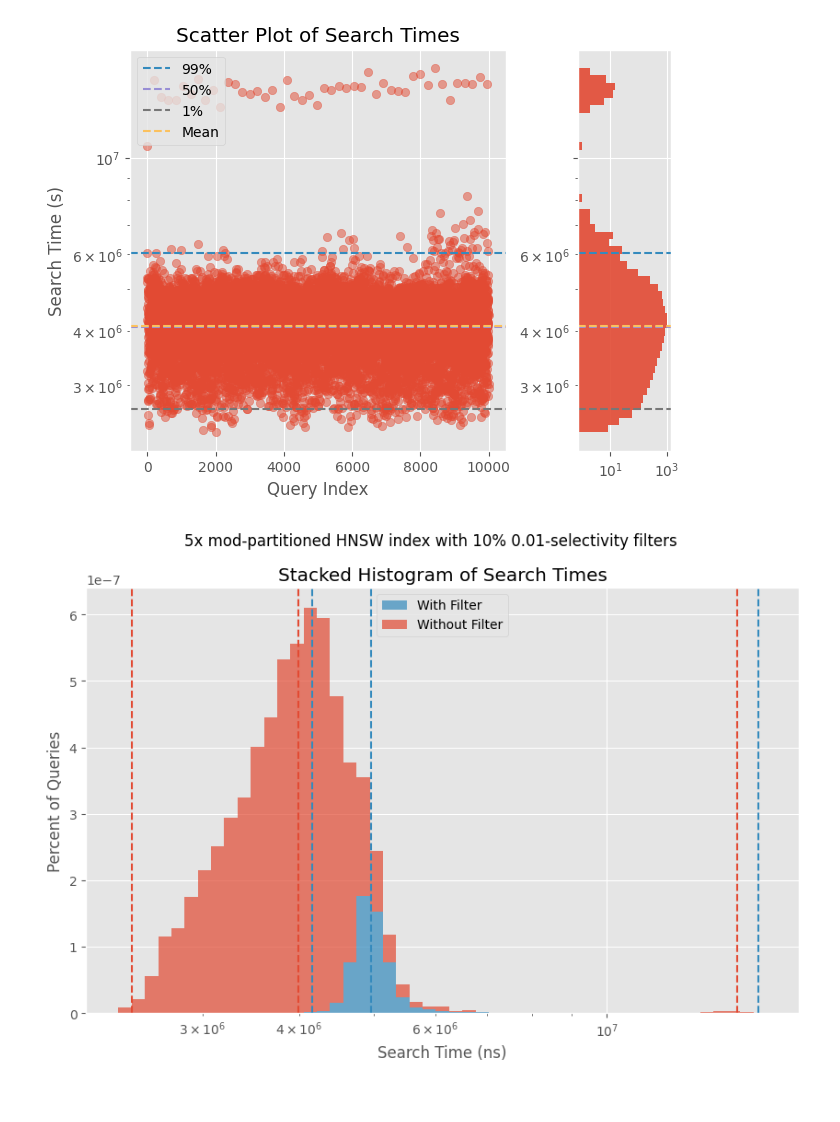
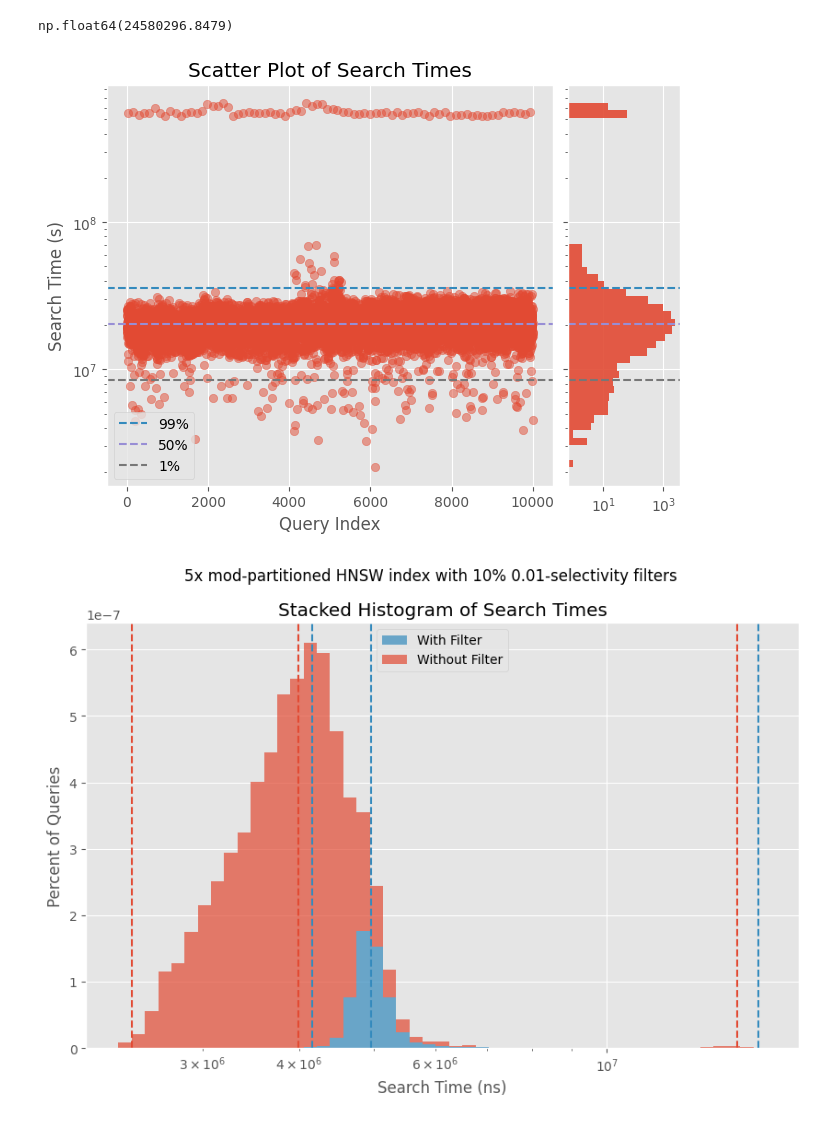
Before and after one commit to Nolan1324/CSE-584-W25-ANN-Project, a Jupyter notebook: src/analysis.ipynb, the cells around one changed output. Drawn from its saved outputs; the diff is of its cells as text; code cells hidden in the pictures.

```diff
--- a/src/analysis.ipynb
+++ b/src/analysis.ipynb
@@ -10,7 +10,7 @@ from experiment_utils import EXPERIMENT_PATH
 
 plt.style.use("ggplot")
 # %%
-experiment_path = EXPERIMENT_PATH / "baseline_1"
+experiment_path = EXPERIMENT_PATH / "tree_baseline"
 output_path = EXPERIMENT_PATH.parent / "analysis" / experiment_path.name
 output_path.mkdir(exist_ok=True)
 # %%
@@ -72,6 +69,10 @@ experiment_name = f"{schema_name} with {filter_name}"
 # %%
 search_times = np.array(experiment_data["search_times"])
 filter_used = np.array(experiment_data["filter_used"])
+# %%
+search_times.mean()
+# %% [output]
+np.float64(24580296.8479)
 # %%
 fig, axes = plt.subplot_mosaic(
     [["scatter", "histogram"]],
@@ -89,36 +90,34 @@ axes["scatter"].set_xlabel("Query Index")
 axes["scatter"].set_ylabel("Search Time (s)")
 axes["scatter"].set_yscale("log")
 axes["histogram"].set_yscale("log")
 
 # Histogram
 bins = np.logspace(np.log10(search_times.min()), np.log10(search_times.max()), 50)
 axes["histogram"].hist(
     search_times, bins=bins, alpha=0.9, orientation="horizontal"
 )
 axes["histogram"].set_xscale("log")
 axes["histogram"].tick_params(axis="y", labelleft=False)
 
 # Add a horizontal line for the 99th percentile
 percentile_99 = np.percentile(search_times, 99)
 percentile_1 = np.percentile(search_times, 1)
 percentile_50 = np.percentile(search_times, 50)
 mean = np.mean(search_times)
 colors = plt.rcParams["axes.prop_cycle"].by_key()["color"]
 axes["scatter"].axhline(percentile_99, linestyle="--", label="99%", color=colors[1])
 axes["scatter"].axhline(percentile_50, linestyle="--", label="50%", color=colors[2])
 axes["scatter"].axhline(percentile_1, linestyle="--", label="1%", color=colors[3])
-axes["scatter"].axhline(mean, linestyle="--", label="Mean", color=colors[4])
 axes["scatter"].legend()
 
 # Draw horizontal lines on the histogram for the percentiles
 axes["histogram"].axhline(percentile_99, linestyle="--", color=colors[1])
 axes["histogram"].axhline(percentile_50, linestyle="--", color=colors[2])
 axes["histogram"].axhline(percentile_1, linestyle="--", color=colors[3])
-axes["histogram"].axhline(mean, linestyle="--", color=colors[4])
 
 plt.show()
 # %% [output]
-[figure, old version]
+[figure, new version]
 # %%
 # Separate search times based on filter usage
 search_times_with_filter = search_times[filter_used]
```
Also changed, not shown: parts of 5 cells of this notebook.
